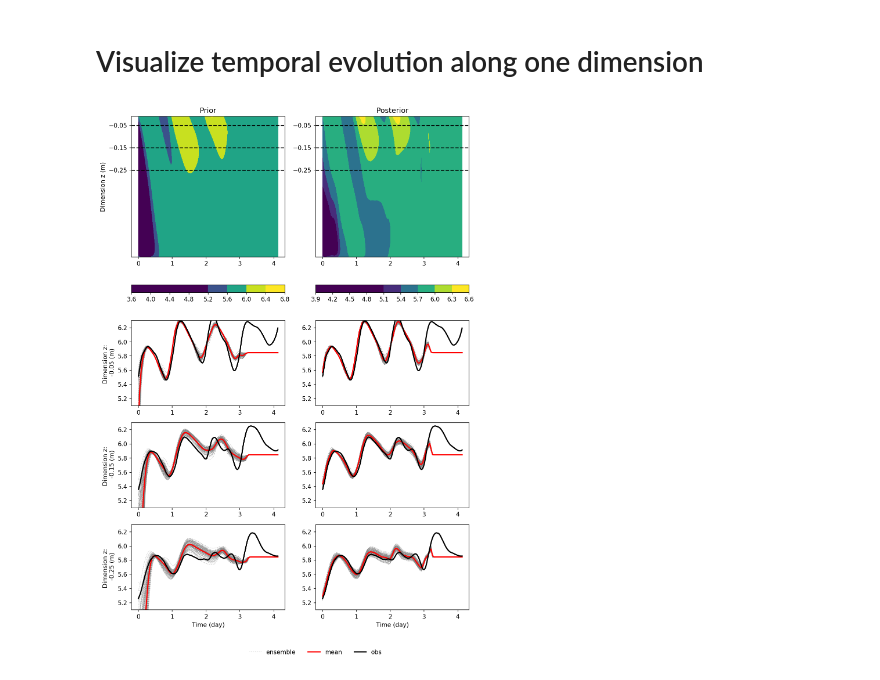
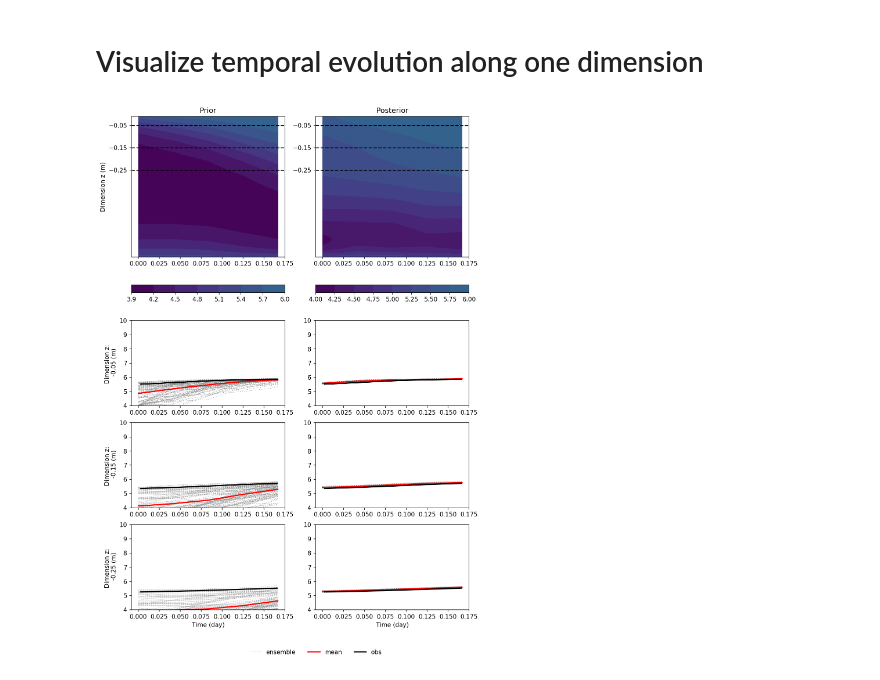
Before and after one commit to PeishiJiang/DART-PFLOTRAN, a Jupyter notebook: applications/workflow_ipynb/Visualize_DA_Results.ipynb, the cells around one changed output. Cells and saved outputs as stored; diff of their text form; code cells hidden in the pictures.

Commit message:
- Fixed some bugs in the 1dthermal example - Saved the outputs from all the time steps per ensemble in one file - Converted the script to ipynb - Revised somthing else...

```diff
--- a/applications/workflow_ipynb/Visualize_DA_Results.ipynb
+++ b/applications/workflow_ipynb/Visualize_DA_Results.ipynb
@@ -25,7 +25,7 @@ from datetime import datetime, timedelta
 # %%
 # Main directory names
 temp_app_dir = "/Users/jian449/Codes/DART/manhattan/models/pflotran/applications/template"          # The template for application folder
-app_dir      = "/Users/jian449/Codes/DART/manhattan/models/pflotran/applications/1dthermal_1var"          # The application folder name
+app_dir      = "/Users/jian449/Codes/DART/manhattan/models/pflotran/applications/1dthermal"          # The application folder name
 dart_dir     = "/Users/jian449/Codes/DART/manhattan"
 dart_pf_dir  = "/Users/jian449/Codes/DART/manhattan/models/pflotran"     # The dart pflotran utitlity folder name
 # temp_app_dir = os.path.abspath("../template" )          # The template for application folder
@@ -53,6 +53,6 @@ dar.plot_spatial_average(figsize=(10,10))
 <a id='plot_along_zaxis'></a>
 # Visualize temporal evolution along one dimension
 # %%
-dar.plot_oned_obs('TEMPERATURE', figsize=(10,15), dim_str='z', vmin=5.1, vmax=6.3, ylim=[5.1, 6.3])
+dar.plot_oned_obs('TEMPERATURE', figsize=(10,15), dim_str='z', vmin=4, vmax=10, ylim=[4, 10])
 # %% [output]
-[figure, old version]
+[figure, new version]
```
Also changed, not shown: parts of 2 cells of this notebook, 19 other files.
